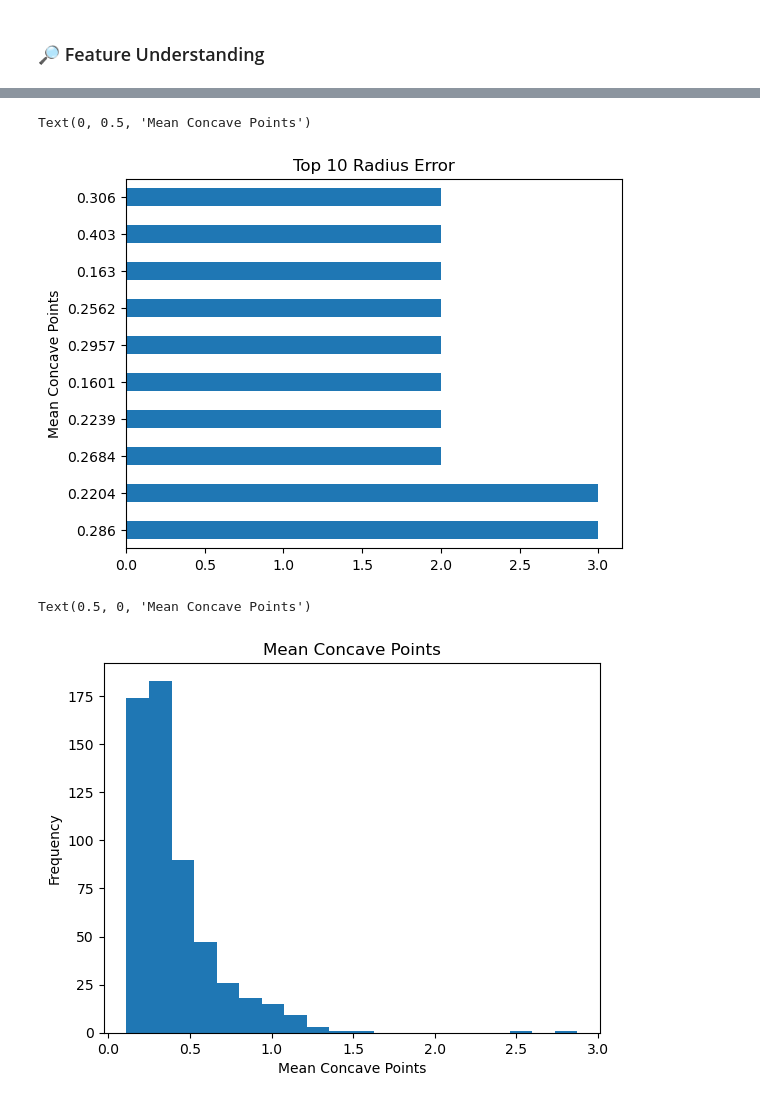
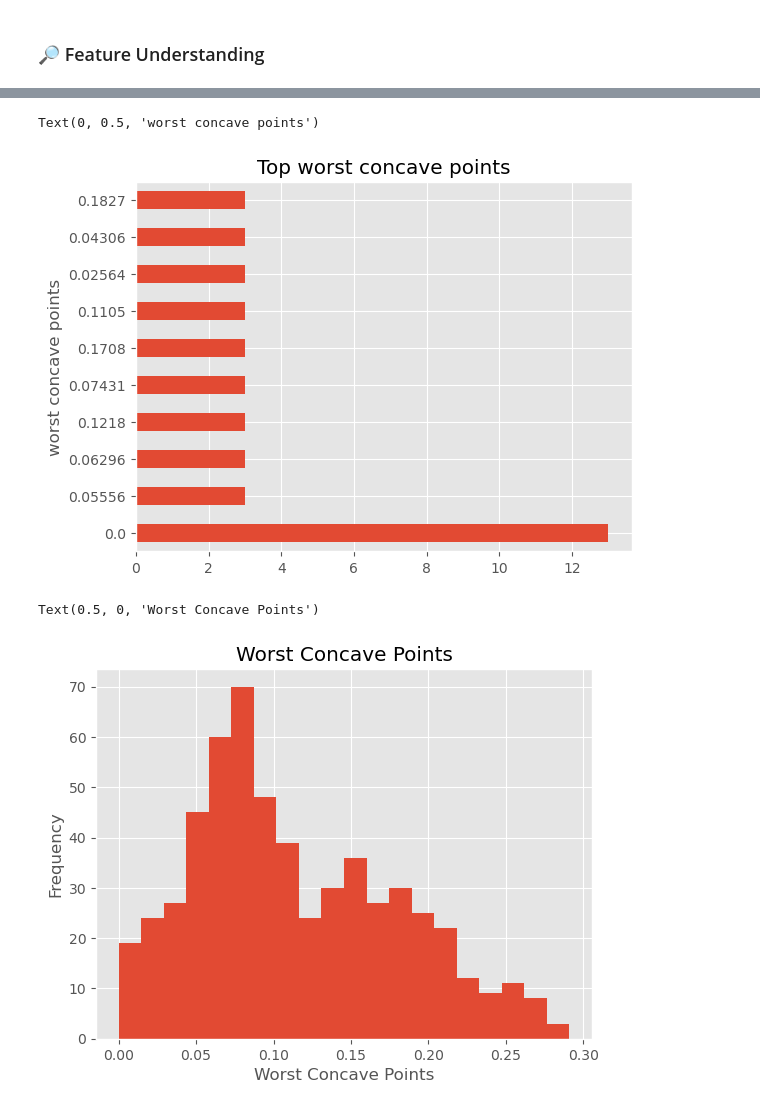
Before and after one commit to pewpie360/BS-Data-Science-Portfolio, a Jupyter notebook: DMA_Workflow/YBLL_Group4.ipynb, the cells around one changed output, grey strips where cells are left out. Drawn from its saved outputs; the diff is of its cells as text; code cells hidden in the pictures.

```diff
--- a/DMA_Workflow/YBLL_Group4.ipynb
+++ b/DMA_Workflow/YBLL_Group4.ipynb
@@ -18,6 +19,7 @@ import numpy as np
 import matplotlib.pyplot as plt
 import seaborn as sns
 %matplotlib inline
+plt.style.use('ggplot')
 
 #sklearn lib imports
 from sklearn.datasets import load_breast_cancer
@@ -27,6 +29,9 @@ from sklearn.neighbors import KNeighborsClassifier as KNeighborsClassifier
 from sklearn.metrics import accuracy_score, classification_report, confusion_matrix
 from sklearn.preprocessing import StandardScaler
 from sklearn import metrics
+from sklearn.model_selection import GridSearchCV
+from sklearn.linear_model import LogisticRegression
+from sklearn.metrics import roc_curve, roc_auc_score
 # %%
 breast_cancer = load_breast_cancer()
 print("Features:", breast_cancer.feature_names)
@@ -45,8 +50,10 @@ print("Targets:", breast_cancer.target_names)
 # %% [output]
 Targets: ['malignant' 'benign']
 # %%
-bc_df = pd.DataFrame(breast_cancer.data, columns=breast_cancer.feature_names)
+bc_df = pd.DataFrame(np.c_[breast_cancer['data'], breast_cancer['target']],
+                  columns= np.append(breast_cancer['feature_names'], ['target']))
 bc_df
+#0 indicates benign and 1 for malignant
 # %% [output]
 |  | mean radius | mean texture | mean perimeter | mean area | mean smoothness | mean compactness | ... |
 | 0 | 17.99 | 10.38 | 122.80 | 1001.0 | 0.11840 | 0.27760 | ... |
@@ -120,12 +136,12 @@ sns.pairplot(bc_df)
 # %%
-ax = bc_df["radius error"].value_counts().head(10).plot(kind = "barh", title ="Top 10 Radius Error")
-ax.set_ylabel('Mean Concave Points')
+ax = bc_df["worst concave points"].value_counts().head(10).plot(kind = "barh", title ="Top 10 Worst Concave Points")
+ax.set_ylabel('Worst Concave Points')
 # %% [output]
-Text(0, 0.5, 'Mean Concave Points')
+Text(0, 0.5, 'worst concave points')
-[figure, old version]
+[figure, new version]
 # %%
-ax = bc_df["radius error"].plot(kind = "hist", bins = 20, title = "Mean Concave Points")
-ax.set_xlabel("Mean Concave Points")
+ax = bc_df["worst concave points"].plot(kind = "hist", bins = 20, title = "Worst Concave Points")
+ax.set_xlabel("Worst Concave Points")
 # %% [output]
-Text(0.5, 0, 'Mean Concave Points')
+Text(0.5, 0, 'Worst Concave Points')
-[figure, old version]
+[figure, new version]
```
Also changed, not shown: parts of 34 cells of this notebook.
